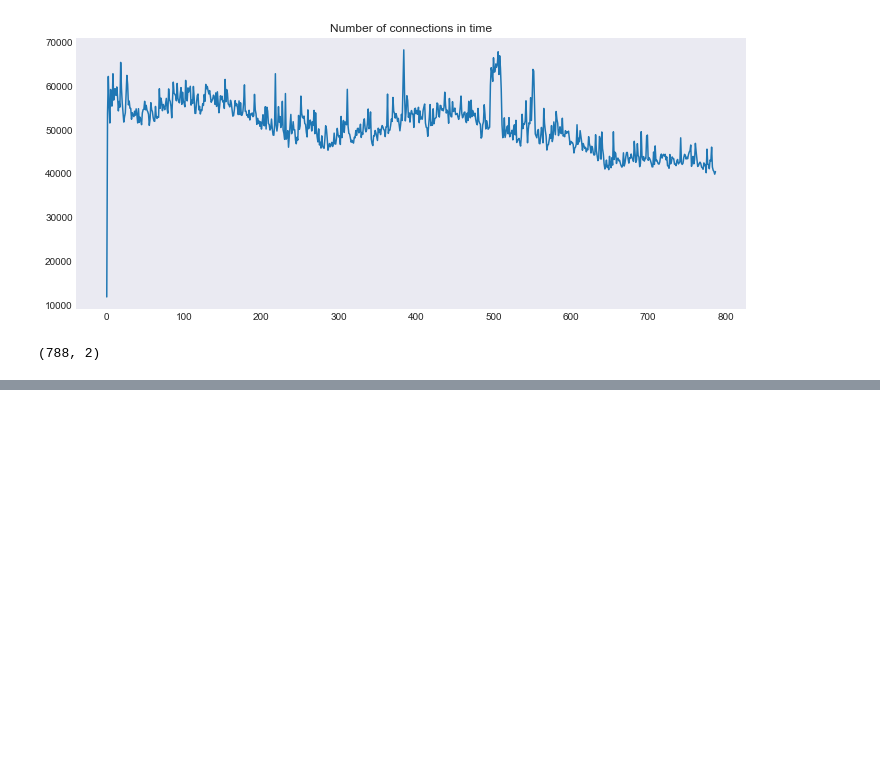
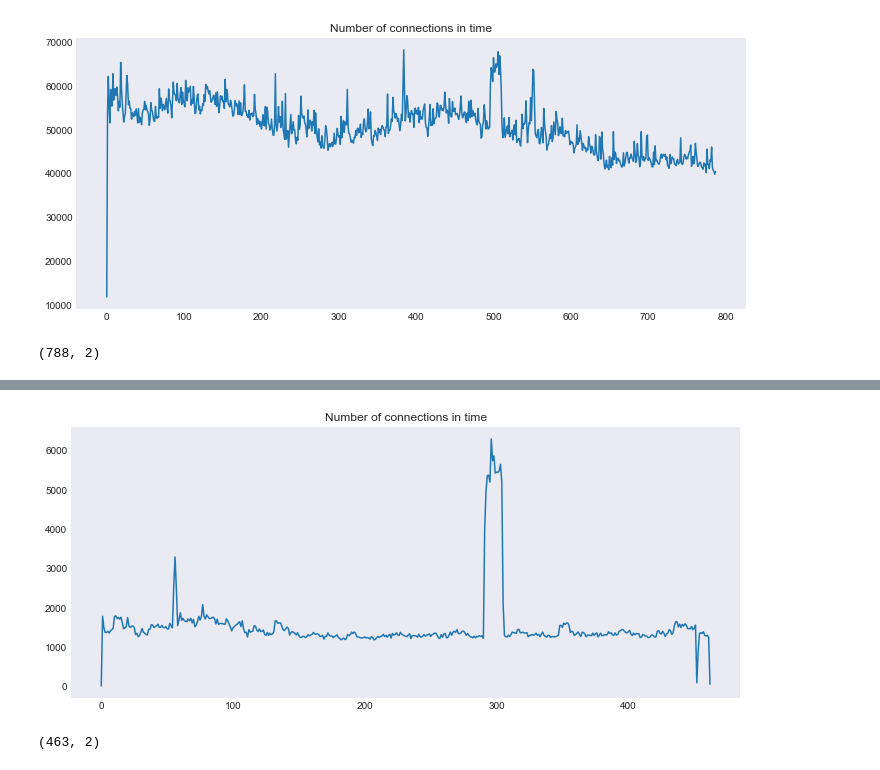
Before and after one commit to jakubreszka/network-anomaly-detection, a Jupyter notebook: outlier_detection.ipynb, the cells around one changed output, grey strips where cells are left out. Drawn from its saved outputs; the diff is of its cells as text; code cells hidden in the pictures; blank space fills up the shorter version.

```diff
--- a/outlier_detection.ipynb
+++ b/outlier_detection.ipynb
@@ -123,0 +165,3 @@ Detection type: Copula Based Outlier Detector
+# %%
+#Create a copy of loaded dataframe for safe modifications
+unsw_copy = unsw_df.copy()
@@ -123,0 +171,3 @@ Detection type: Copula Based Outlier Detector
+# %%
+#Create a column with datetime timestamps (original values are stored as integers)
+unsw_copy['Start_time'] = [datetime.datetime.fromtimestamp(x) for x in unsw_copy['Stime']]
@@ -123,0 +176,3 @@ Detection type: Copula Based Outlier Detector
+# %%
+#Group the dataframe by hour and mintue
+unsw_group = unsw_copy.groupby([unsw_copy['Start_time'].dt.hour, unsw_copy['Start_time'].dt.minute]).agg(['count'])
@@ -123,0 +188,21 @@ Detection type: Copula Based Outlier Detector
+# %%
+#Set axes for plots
+unsw_xaxis = np.arange(unsw_group.shape[0])
+unsw_yaxis = unsw_group['Start_time'].values[:,0]
+# %%
+#Plot # of flows
+fig = plt.figure(figsize=(12, 5))
+plt.plot(unsw_xaxis, unsw_yaxis)
+plt.title('Number of connections in time')
+plt.show()
+# %% [output]
+[figure, added]
+# %%
+#Set model parameters
+outlier_fraction = 0.1
+unsw_X1 = unsw_xaxis.reshape(-1, 1)
+unsw_X2 = unsw_yaxis.reshape(-1, 1)
+unsw_X_train = np.concatenate((unsw_X1, unsw_X2), axis=1)
+unsw_X_train.shape
+# %% [output]
+(463, 2)
```
Also changed, not shown: parts of 37 cells of this notebook.
